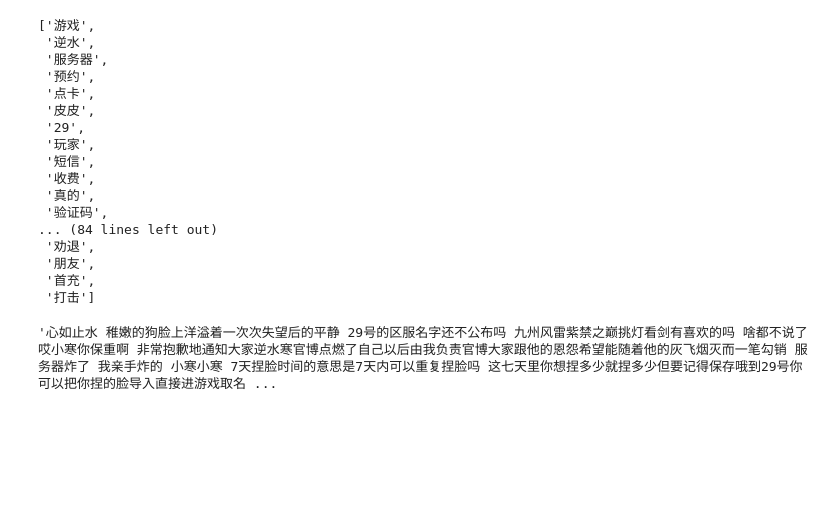
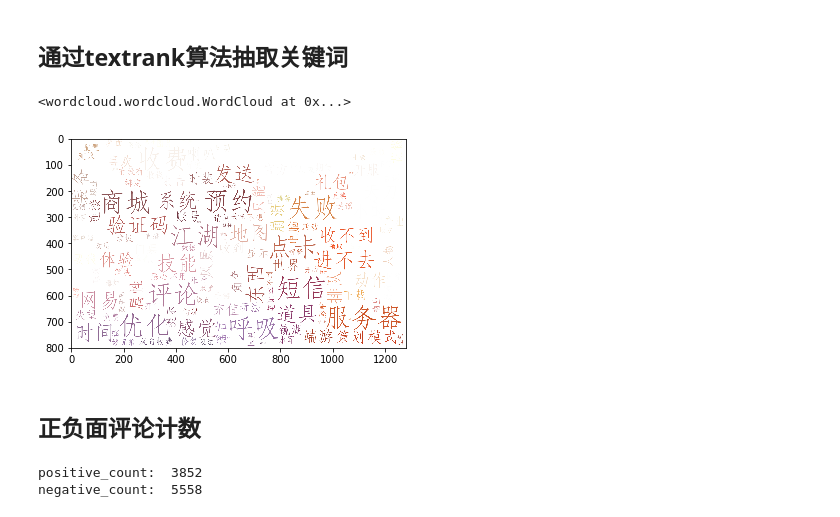
Before and after one commit to dai1054067910/AnalyzeNSHWBComments, a Jupyter notebook: Analyze.ipynb, the cells around one changed output. Drawn from its saved outputs; the diff is of its cells as text; code cells hidden in the pictures; blank space fills up the shorter version.

```diff
--- a/Analyze.ipynb
+++ b/Analyze.ipynb
@@ -90,24 +70,33 @@ tags
-# %%
-tags
-# %% [output]
-['游戏',
- '逆水',
- '服务器',
- '预约',
- '点卡',
- '皮皮',
- '29',
- '玩家',
- '短信',
- '收费',
- '真的',
- '验证码',
-... (84 lines left out)
- '劝退',
- '朋友',
- '首充',
- '打击']
-# %%
-comments_total_str
-# %% [output]
-'心如止水 稚嫩的狗脸上洋溢着一次次失望后的平静 29号的区服名字还不公布吗 九州风雷紫禁之巅挑灯看剑有喜欢的吗 啥都不说了哎小寒你保重啊 非常抱歉地通知大家逆水寒官博点燃了自己以后由我负责官博大家跟他的恩怨希望能随着他的灰飞烟灭而一笔勾销 服务器炸了 我亲手炸的 小寒小寒 7天捏脸时间的意思是7天内可以重复捏脸吗 这七天里你想捏多少就捏多少但要记得保存哦到29号你可以把你捏的脸导入直接进游戏取名 ...
+# %% [markdown]
+## 通过textrank算法抽取关键词
+# %%
+jieba.analyse.set_stop_words("./config/common_stopwords.txt")
+key_words = jieba.analyse.textrank(words, topK=150, withWeight=False, allowPOS=('ns', 'n', 'vn', 'v'))
+weight = 15000
+step = 100
+key_dict = {}
+for key_word in key_words:
+    key_dict[key_word] = weight
+    weight -= step
+wc.generate_from_frequencies(key_dict)
+plt.imshow(wc.recolor(color_func=image_colors))
+wc.to_file("word_cloud_keyword.jpg")
+# %% [output]
+<wordcloud.wordcloud.WordCloud at 0x...>
+[figure, added]
+# %% [markdown]
+## 正负面评论计数
+# %%
+positive_count = 0
+negative_count = 0
+for comment in comments:
+    s = SnowNLP(comment)
+    if s.sentiments > 0.5:
+        positive_count += 1
+    else:
+        negative_count += 1
+print('positive_count: ', positive_count)
+print('negative_count: ', negative_count)
+# %% [output]
+positive_count:  3852
+negative_count:  5558
```
Also changed, not shown: parts of 6 cells of this notebook, 3 other files.
